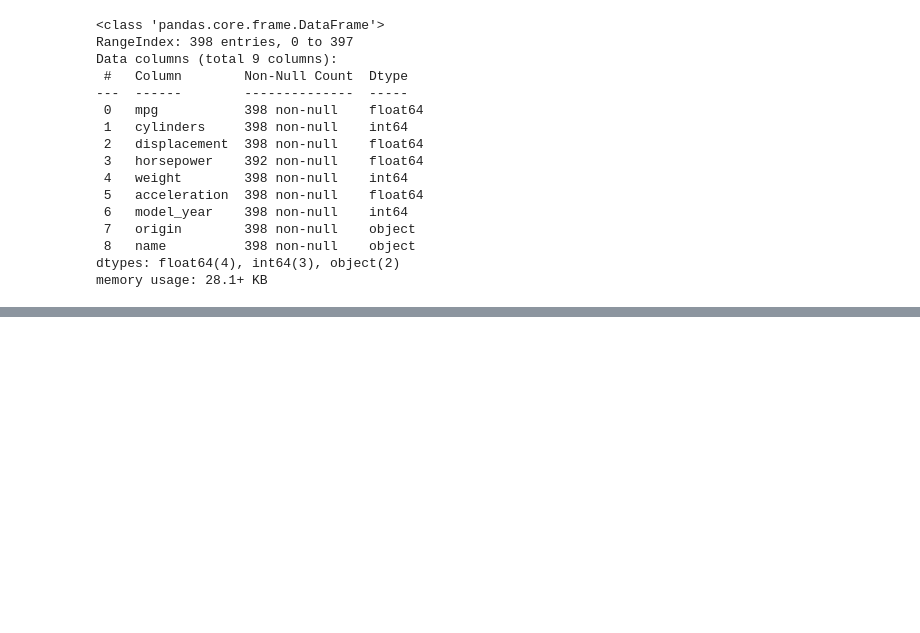
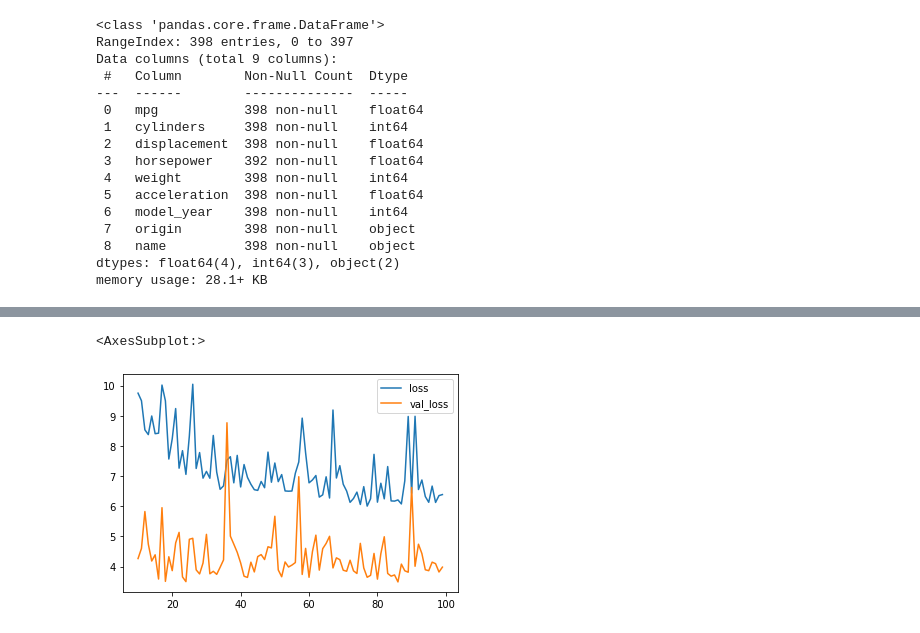
Before and after one commit to DanielPeterssonAI/Deep-learning-Daniel-Petersson, a Jupyter notebook: Exercises/E0.ipynb, the cells around one changed output, grey strips where cells are left out. Saved outputs shown, nothing was run; the diff lists cells and outputs as text; code cells hidden in the pictures; blank space fills up the shorter version.

```diff
--- a/Exercises/E0.ipynb
+++ b/Exercises/E0.ipynb
@@ -35,0 +101,9 @@ memory usage: 28.1+ KB
+# %%
+from sklearn.model_selection import train_test_split
+
+X, y = df.drop(["mpg"], axis = 1).values, df["mpg"].values
+
+X_train, X_test, y_train, y_test = train_test_split(X, y, test_size = 0.2, random_state = 42)
+X_val, X_test, y_val, y_test = train_test_split(X_test, y_test, test_size = 0.5, random_state = 42)
+
+X_train.shape, X_val.shape, X_test.shape, y_train.shape, y_val.shape, y_test.shape
@@ -35,0 +112,26 @@ memory usage: 28.1+ KB
+# %%
+from sklearn.preprocessing import StandardScaler, MinMaxScaler
+
+scaler = StandardScaler()
+#scaler = MinMaxScaler()
+
+scaled_X_train = scaler.fit_transform(X_train)
+scaled_X_val = scaler.transform(X_val)
+scaled_X_test = scaler.transform(X_test)
+# %%
+from tensorflow.keras import Sequential
+from tensorflow.keras.layers import Dense, InputLayer, LeakyReLU
+from tensorflow.keras.optimizers import SGD
+
+def MLP(depth = 3):
+    model = Sequential(name = "mlp")
+    model.add(InputLayer(X_train.shape[1], name = "input_layer"))
+    for i in range(depth):
+        model.add(Dense(16, name = f"hidden{i}", activation = "relu"))
+    model.add(Dense(1, name = "output"))
+
+    model.compile(loss = "mean_squared_error", optimizer = SGD(learning_rate = .001))
+    return model
+
+model = MLP(4)
+model.summary()
@@ -35,0 +158,2 @@ memory usage: 28.1+ KB
+# %%
+model.fit(scaled_X_train, y_train, epochs = 100, verbose = 1, validation_data = (scaled_X_val, y_val))
@@ -35,0 +184,5 @@ memory usage: 28.1+ KB
+# %%
+pd.DataFrame(model.history.history)[10:].plot()
+# %% [output]
+<AxesSubplot:>
+[figure, added]
```
Also changed, not shown: parts of 10 cells of this notebook.
